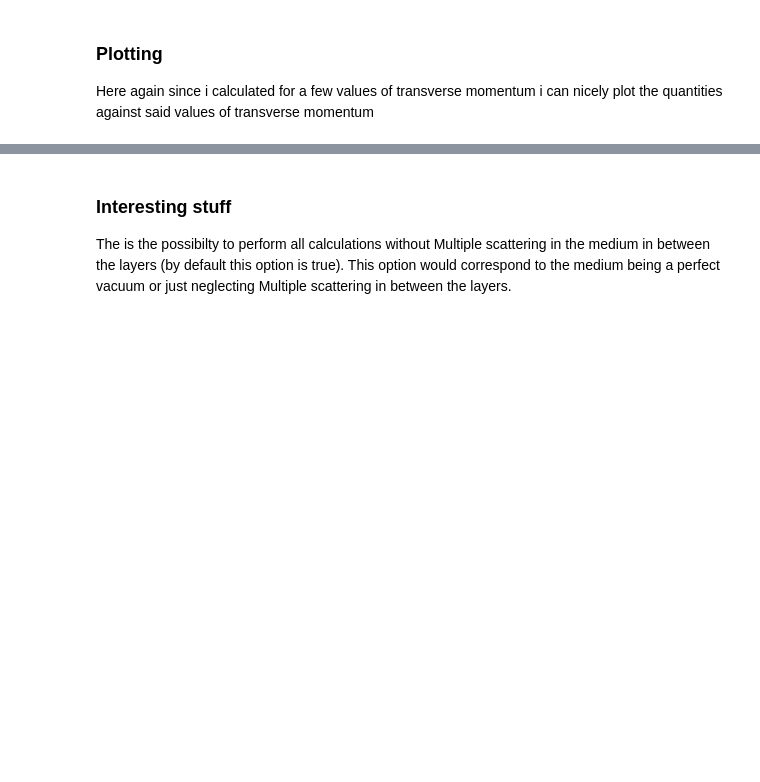
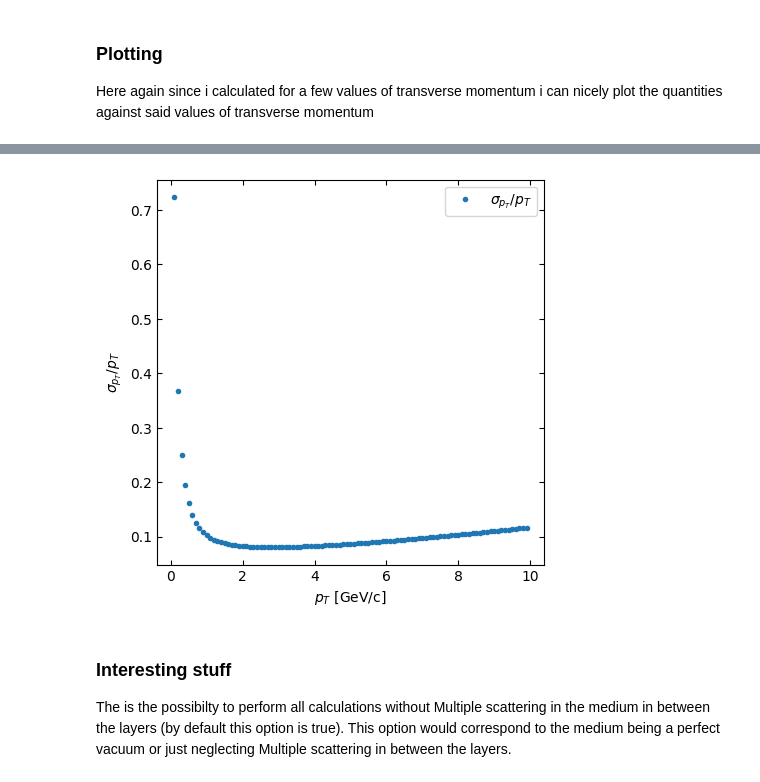
Before and after one commit to Claitos/Track-Parameter-Resolutions, a Jupyter notebook: Show-notebook.ipynb, the cells around one changed output, grey strips where cells are left out. Cells and saved outputs as stored; diff of their text form; code cells hidden in the pictures; blank space fills up the shorter version.

```diff
--- a/Show-notebook.ipynb
+++ b/Show-notebook.ipynb
@@ -83,3 +82,14 @@ plt.tick_params(top=True, right=True, direction="in")
+# %%
+plt.plot(proton_momenta, proton_pT_4hits, ".", label=r"$\sigma_{p_{T}} / p_T$")
+plt.legend()
+plt.xlabel(r"$p_{T}$ [GeV/c]")
+plt.ylabel(r"$\sigma_{p_{T}} / p_T$")
+# plt.text(2.5, 1000, f"Proton with {N} hits")
+# plt.text(2.5, 950, fr"$\theta = {theta}$°")
+# plt.text(2.5, 900, fr"$r = {extrapolation_length*100}$ cm")
+plt.tick_params(top=True, right=True, direction="in")
+# %% [output]
+[figure, added]
 # %% [markdown]
 ### Interesting stuff
 
```
Also changed, not shown: parts of 3 cells of this notebook.
